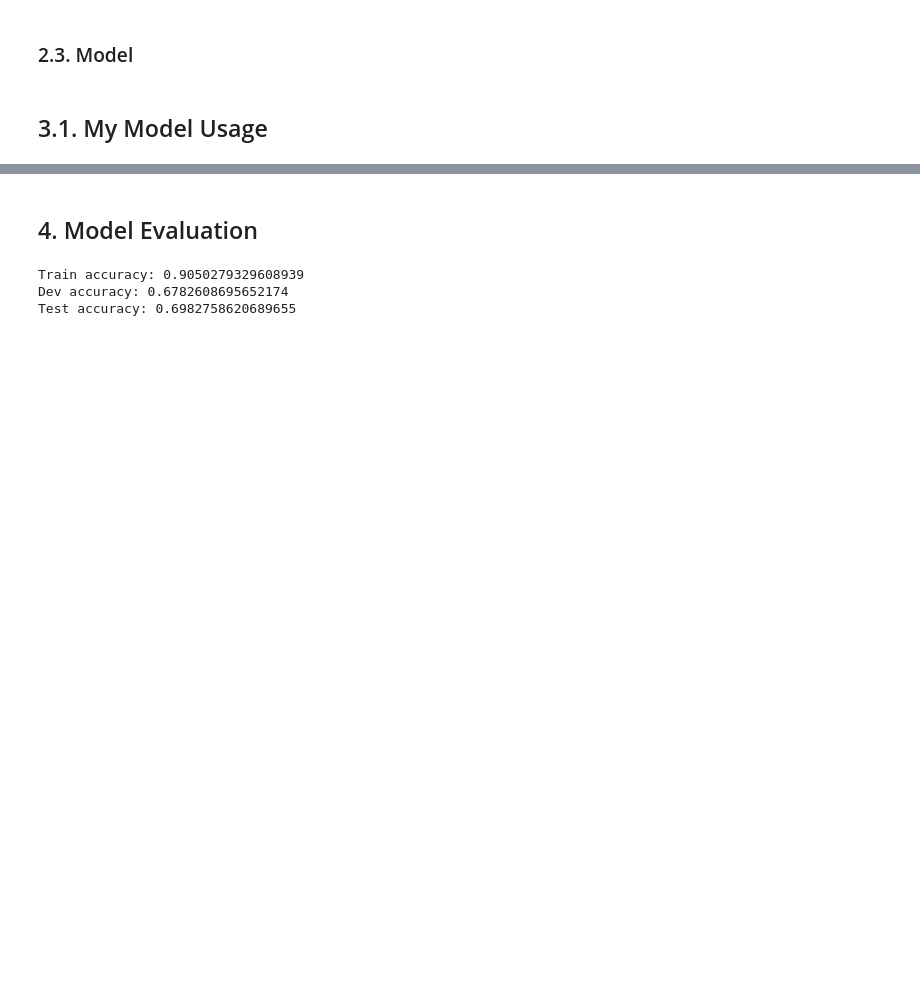
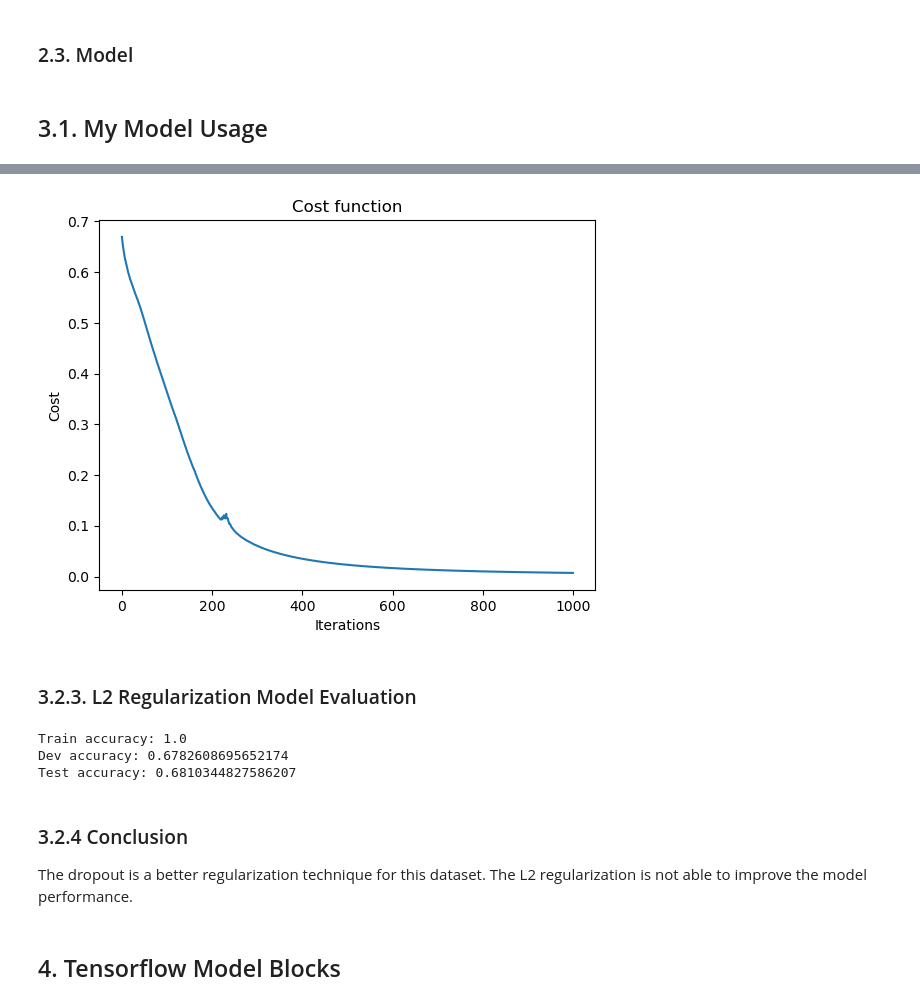
Before and after one commit to wysogladszymon/Predictive-Analysis-of-Diabetes-Risk, a Jupyter notebook: model.ipynb, the cells around one changed output, grey strips where cells are left out. Cells and saved outputs as stored; diff of their text form; code cells hidden in the pictures; blank space fills up the shorter version.

```diff
--- a/model.ipynb
+++ b/model.ipynb
@@ -506,0 +611,37 @@ Training model...
+# %%
+def create_regularization_model(neurons):
+  layers = []
+  for neuron_index in range(1, len(neurons)):
+    if neuron_index % 2 == 1:
+      layer = BatchNormalizationLayer(neurons[neuron_index - 1], neurons[neuron_index], reluFunction, learning_rate)
+    else:
+      layer = DenseLayer(neurons[neuron_index - 1], neurons[neuron_index], reluFunction, learning_rate)
+    layers.append(layer)
+
+  layer = DenseLayer(neurons[-1], 1, sigmoidFunction, learning_rate)
+  layers.append(layer)
+  return Model(layers, classifier)
+# %%
+# model hyperparameters
+keep_prob =  1 # no dropout
+a = -2
+b =  1
+lambda_count = 20
+random_power = np.random.rand(lambda_count) * np.abs(a - b) + np.min([a, b])
+l2_lambdas = np.power(10, random_power)
+l2_lambdas = np.sort(l2_lambdas)
+best_lambda = None
+best_sol = 0
+for l2_lambda in l2_lambdas:
+  model_with_l2_regularization = create_regularization_model(neurons)
+  costs = model_with_l2_regularization.train_model(train_X, train_Y, 1000, l2_lambda=l2_lambda, print_cost=False, plot_costs=False)
+  train_acc = model_with_l2_regularization.evaluate(train_X, train_Y)
+  dev_acc = model_with_l2_regularization.evaluate(dev_X, dev_Y)
+  if dev_acc +  train_acc * 0.1 > best_sol:
+    best_sol = dev_acc +  train_acc * 0.1
+    best_lambda = l2_lambda
+  # print(f'Model benchmarks for lambda = {l2_lambda}')
+  # print(f'Train accuracy: {train_acc}')
+  # print(f'Dev accuracy: {dev_acc}\n\n')
+
+print(f'Best lambda: {best_lambda}')
@@ -506,0 +650,6 @@ Training model...
+# %%
+# model hyperparameters
+l2_lambda = best_lambda # L2 regularization
+
+model_with_l2_regularization = create_regularization_model(neurons)
+print(model_with_l2_regularization)
@@ -507,14 +667,23 @@ Training model...
+# %%
+costs = model_with_l2_regularization.train_model(train_X, train_Y, 1000, l2_lambda=l2_lambda)
+# %% [output]
+[figure, added]
+# %% [markdown]
+### 3.2.3. L2 Regularization Model Evaluation
+# %%
+train_acc = model_with_l2_regularization.evaluate(train_X, train_Y)
+dev_acc = model_with_l2_regularization.evaluate(dev_X, dev_Y)
+test_acc = model_with_l2_regularization.evaluate(test_X, test_Y)
+
+print(f'Train accuracy: {train_acc}')
+print(f'Dev accuracy: {dev_acc}')
+print(f'Test accuracy: {test_acc}')
+# %% [output]
+Train accuracy: 1.0
+Dev accuracy: 0.6782608695652174
+Test accuracy: 0.6810344827586207
+# %% [markdown]
+### 3.2.4 Conclusion
+The dropout is a better regularization technique for this dataset. The L2 regularization is not able to improve the model performance.
 # %% [markdown]
-## 4. Model Evaluation
+## 4. Tensorflow Model Blocks
-# %%
-train_acc = model.evaluate(train_X, train_Y)
-dev_acc = model.evaluate(dev_X, dev_Y)
-test_acc = model.evaluate(test_X, test_Y)
-
-print(f'Train accuracy: {train_acc}')
-print(f'Dev accuracy: {dev_acc}')
-print(f'Test accuracy: {test_acc}')
-# %% [output]
-Train accuracy: 0.9050279329608939
-Dev accuracy: 0.6782608695652174
-Test accuracy: 0.6982758620689655
```
Also changed, not shown: parts of 20 cells of this notebook.
